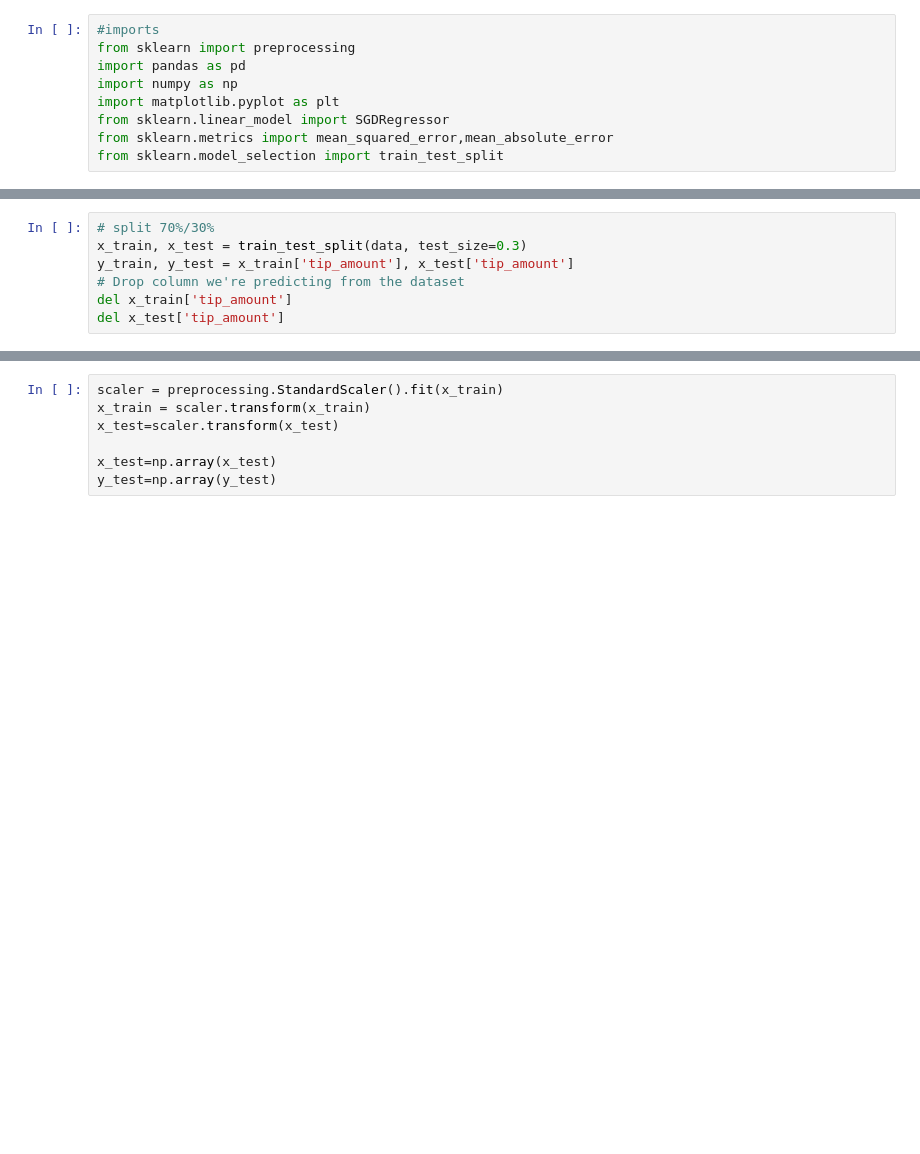
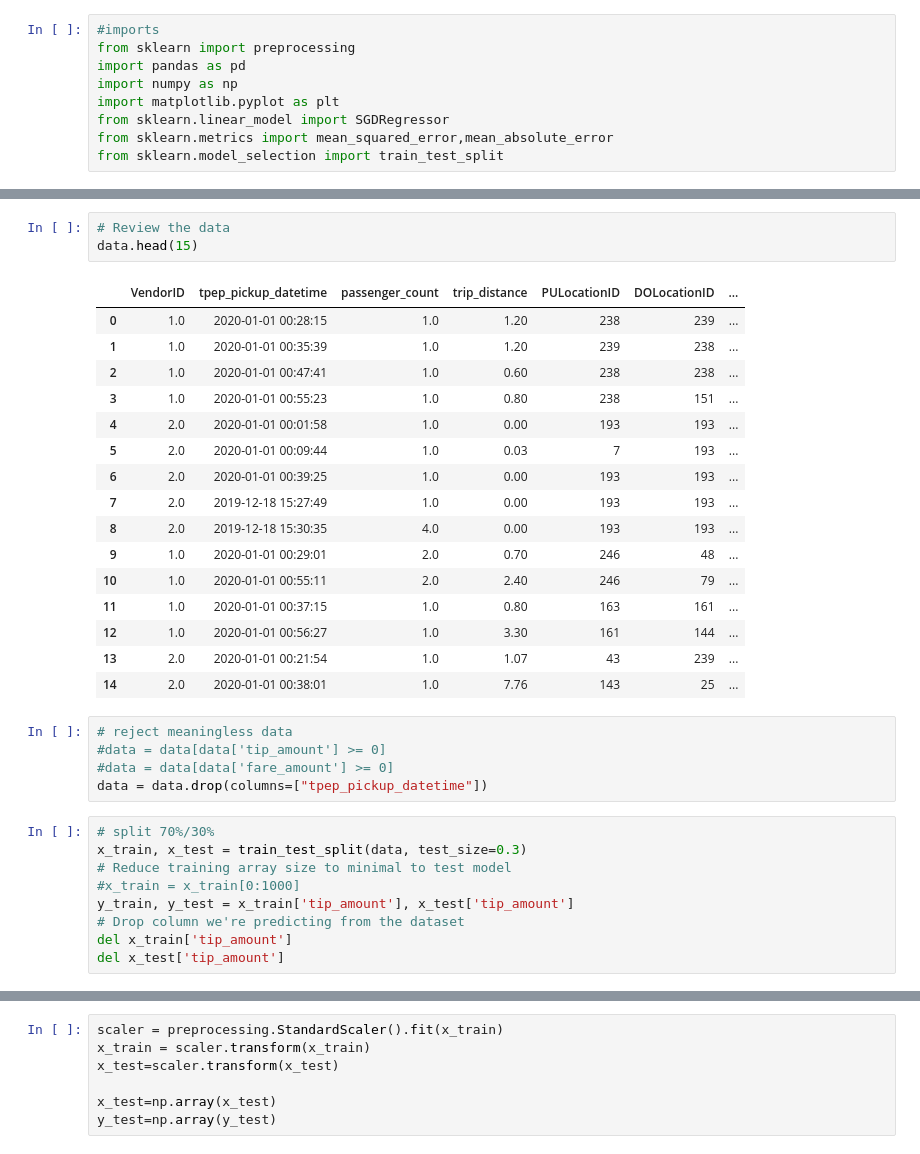
Before and after one commit to anayden/taxi_tips, a Jupyter notebook: notebooks/Taxi dataset.ipynb, the cells around one changed output, grey strips where cells are left out. Drawn from its saved outputs; the diff is of its cells as text; blank space fills up the shorter version.

```diff
--- a/notebooks/Taxi dataset.ipynb
+++ b/notebooks/Taxi dataset.ipynb
@@ -29,6 +47,33 @@ data.head()
+# %%
+# Review the data
+data.head(15)
+# %% [output]
+|  | VendorID | tpep_pickup_datetime | passenger_count | trip_distance | PULocationID | DOLocationID | ... |
+| 0 | 1.0 | 2020-01-01 00:28:15 | 1.0 | 1.20 | 238 | 239 | ... |
+| 1 | 1.0 | 2020-01-01 00:35:39 | 1.0 | 1.20 | 239 | 238 | ... |
+| 2 | 1.0 | 2020-01-01 00:47:41 | 1.0 | 0.60 | 238 | 238 | ... |
+| 3 | 1.0 | 2020-01-01 00:55:23 | 1.0 | 0.80 | 238 | 151 | ... |
+| 4 | 2.0 | 2020-01-01 00:01:58 | 1.0 | 0.00 | 193 | 193 | ... |
+| 5 | 2.0 | 2020-01-01 00:09:44 | 1.0 | 0.03 | 7 | 193 | ... |
+| 6 | 2.0 | 2020-01-01 00:39:25 | 1.0 | 0.00 | 193 | 193 | ... |
+| 7 | 2.0 | 2019-12-18 15:27:49 | 1.0 | 0.00 | 193 | 193 | ... |
+| 8 | 2.0 | 2019-12-18 15:30:35 | 4.0 | 0.00 | 193 | 193 | ... |
+| 9 | 1.0 | 2020-01-01 00:29:01 | 2.0 | 0.70 | 246 | 48 | ... |
+| 10 | 1.0 | 2020-01-01 00:55:11 | 2.0 | 2.40 | 246 | 79 | ... |
+| 11 | 1.0 | 2020-01-01 00:37:15 | 1.0 | 0.80 | 163 | 161 | ... |
+| 12 | 1.0 | 2020-01-01 00:56:27 | 1.0 | 3.30 | 161 | 144 | ... |
+| 13 | 2.0 | 2020-01-01 00:21:54 | 1.0 | 1.07 | 43 | 239 | ... |
+| 14 | 2.0 | 2020-01-01 00:38:01 | 1.0 | 7.76 | 143 | 25 | ... |
+# %%
+# reject meaningless data
+#data = data[data['tip_amount'] >= 0]
+#data = data[data['fare_amount'] >= 0]
+data = data.drop(columns=["tpep_pickup_datetime"])
 # %%
 # split 70%/30%
 x_train, x_test = train_test_split(data, test_size=0.3)
+# Reduce training array size to minimal to test model
+#x_train = x_train[0:1000]
 y_train, y_test = x_train['tip_amount'], x_test['tip_amount']
 # Drop column we're predicting from the dataset
 del x_train['tip_amount']
```
Also changed, not shown: parts of 11 cells of this notebook, 14 other files.
